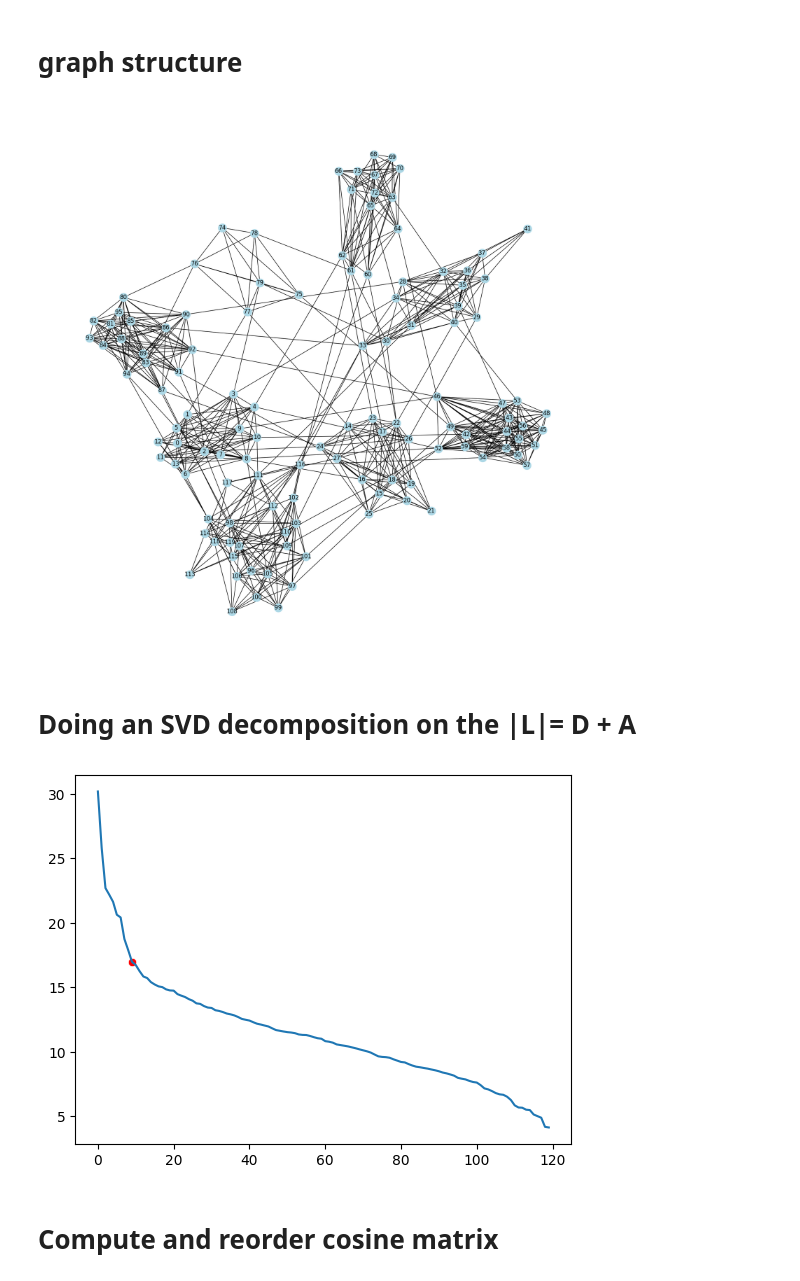
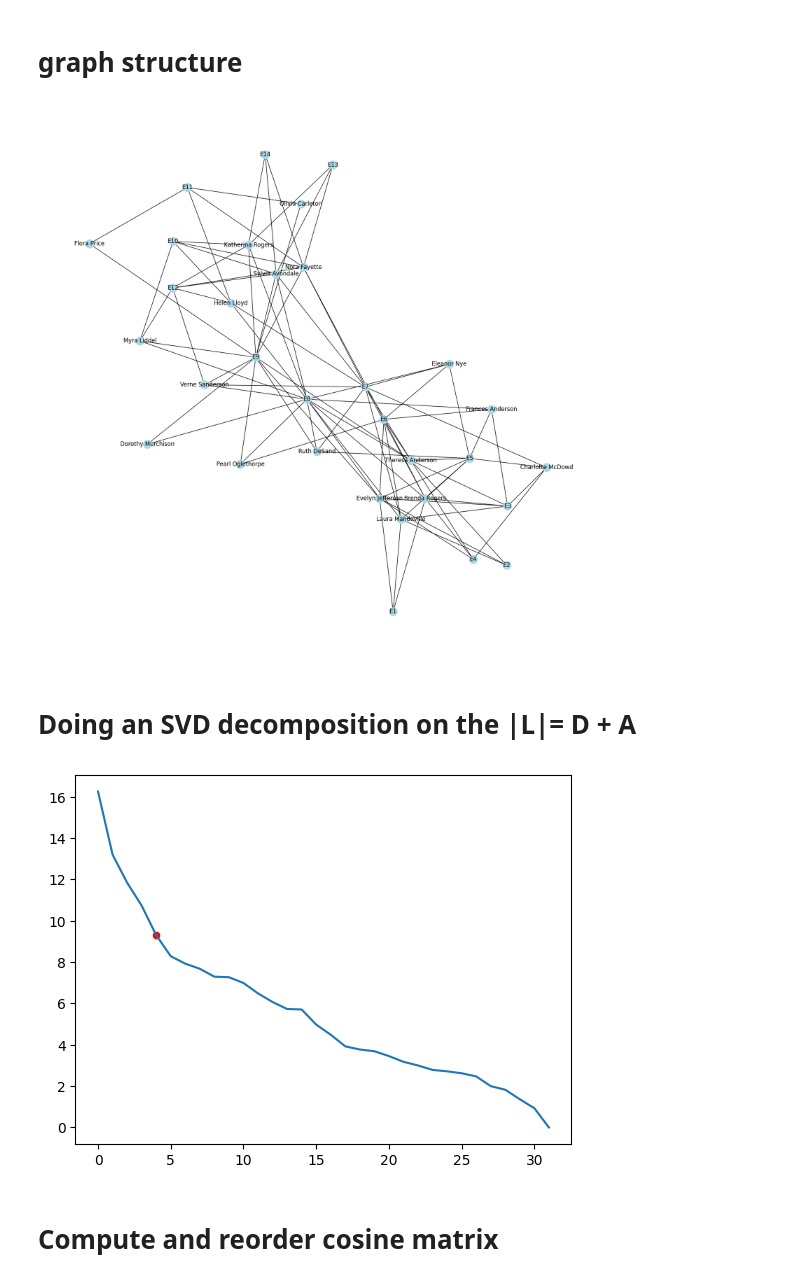
Before and after one commit to xiao278/svd_applications, a Jupyter notebook: community_detection_implementation.ipynb, the cells around one changed output. Saved outputs shown, nothing was run; the diff lists cells and outputs as text; code cells hidden in the pictures.

```diff
--- a/community_detection_implementation.ipynb
+++ b/community_detection_implementation.ipynb
@@ -39,45 +39,45 @@ from IPython.display import display
 #     8: [6,7]
 # }
 
-# AL = nx.to_dict_of_lists(nx.davis_southern_women_graph())
+AL = nx.to_dict_of_lists(nx.davis_southern_women_graph())
 # AL = nx.to_dict_of_lists(nx.karate_club_graph())
 # AL = nx.to_dict_of_lists(
 #     nx.LFR_benchmark_graph(
 #         n=300,
 #         tau1=2.5,
 #         tau2=1.5,
 #         mu=0.1,
 #         average_degree=6,
 #         min_community=10,
 #         seed=43
 #     )
 # )
-AL = nx.to_dict_of_lists(
-    nx.gaussian_random_partition_graph(
-        n=120,
-        p_in=0.8,
-        p_out=0.01,
-        s=15,
-        v=3,
-        seed=42
-    )
-)
+# AL = nx.to_dict_of_lists(
+#     nx.gaussian_random_partition_graph(
+#         n=120,
+#         p_in=0.8,
+#         p_out=0.01,
+#         s=15,
+#         v=3,
+#         seed=42
+#     )
+# )
 
 # top_nodes, bottom_nodes = bipartite.sets(nx.davis_southern_women_graph())
 
 # Get the adjacency matrix as a NumPy array
 G = nx.from_dict_of_lists(AL) # will not yield any clustering results when theres more than one component
 G.remove_edges_from(nx.selfloop_edges(G))
 G.remove_nodes_from(list(nx.isolates(G)))
 A = nx.to_numpy_array(G)
 D = np.diag(np.sum(A, axis=0)) #find the degree of each node
 m, n = A.shape
 
 pos = nx.spring_layout(G)
 plt.figure(figsize=(16, 16))
 nx.draw(G, pos=pos, with_labels=True, edge_color="black", node_color='lightblue')
 # %% [output]
-[figure, old version]
+[figure, new version]
 # %% [markdown]
 # Doing an SVD decomposition on the |L|= D + A
 # %%
@@ -87,12 +87,12 @@ V = Vt.T
 S = np.diag(S)
 # %%
 svs = np.diag(S)
-k = calc_elbow(svs, 0.9) #0.6 or 0.95 depending on what graph u use, more clear graph structures require less
+k = calc_elbow(svs, 0.6) #0.6 or 0.95 depending on what graph u use, more clear graph structures require less
 sns.lineplot(svs)
 sns.scatterplot(x=[k], y=[svs[k]], color='red')
 plt.show()
 # %% [output]
-[figure, old version]
+[figure, new version]
 # %%
 # k = 5
 U_k = U[:,0:k+1]
```
Also changed, not shown: parts of 3 cells of this notebook, 1 other file.
